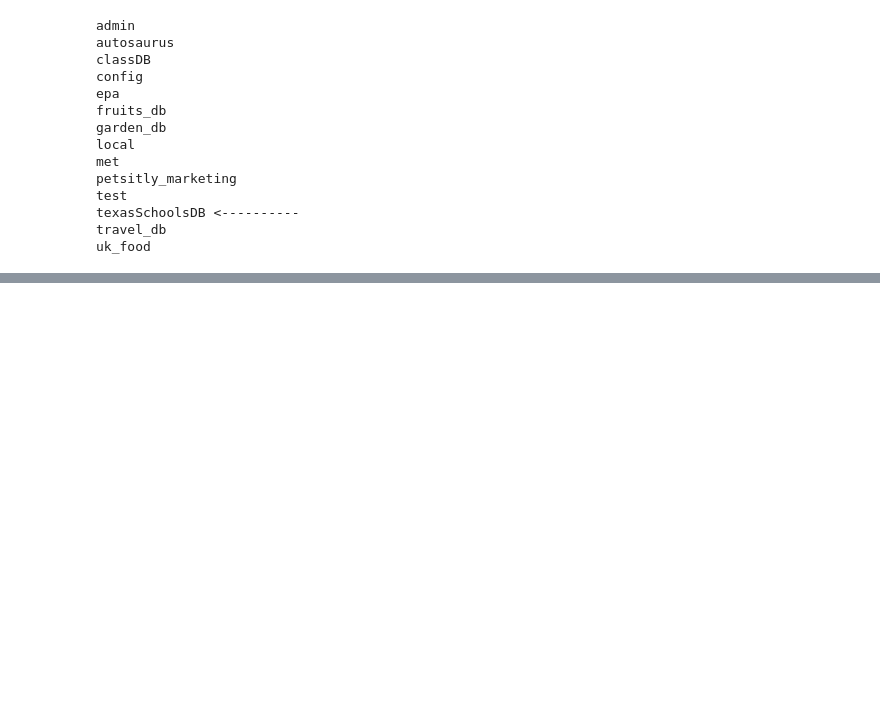
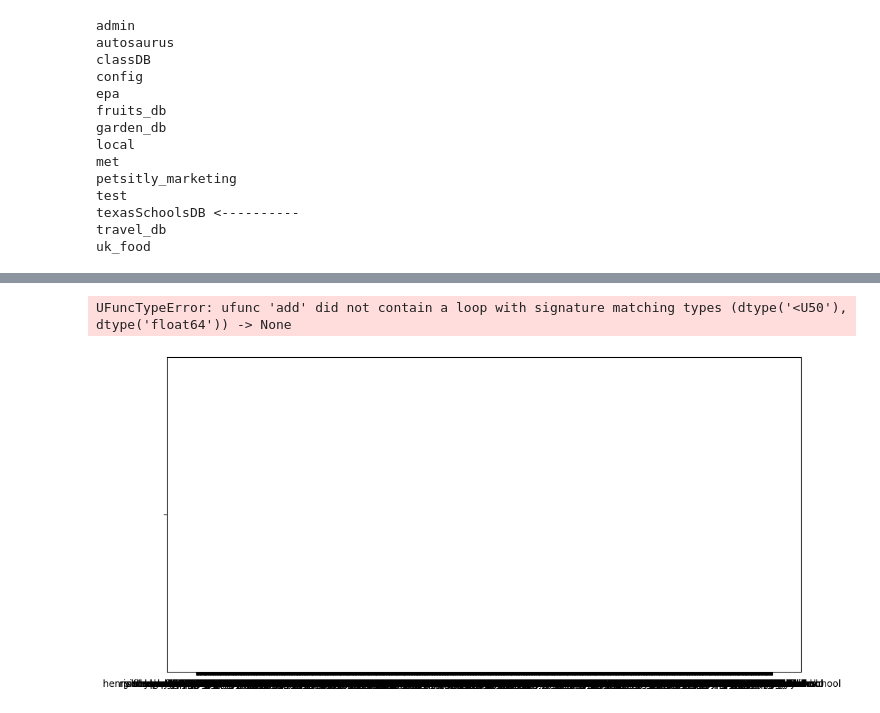
Before and after one commit to mariahmclelan/TexasISDs_Geolocations, a Jupyter notebook: mongomaps.ipynb, the cells around one changed output, grey strips where cells are left out. Cells and saved outputs as stored; diff of their text form; code cells hidden in the pictures; blank space fills up the shorter version.

```diff
--- a/mongomaps.ipynb
+++ b/mongomaps.ipynb
@@ -226,0 +319,44 @@ map_act_scores
+# %%
+# Retrieve data from MongoDB
+data_from_mongodb = demog.find({})
+
+# Initialize lists to store demographic data
+district_names = []
+demographic_groups = ['%_African_American', '% Hispanic', '%_White', '%_American_Indian', '%_Asian', '%_Pacific_Islander', '%_Two_or_More_Races']
+demographic_data = {group: [] for group in demographic_groups}
+
+# Process data
+for document in data_from_mongodb:
+    district_names.append(document.get('District_Name'))
+    for group in demographic_groups:
+        value = document.get(group)
+        if value is not None:
+            demographic_data[group].append(float(value))
+        else:
+            demographic_data[group].append(0.0)  # Replace None with 0.0
+
+# Plot the stacked bar chart
+plt.figure(figsize=(12, 6))
+
+# Convert lists to numpy arrays for easier manipulation
+district_names = np.array(district_names, dtype=str)  # Convert district_names to string dtype
+bottom = np.zeros_like(district_names)
+
+for group in demographic_groups:
+    values = np.array(demographic_data[group])
+    plt.bar(district_names, values, label=group, bottom=bottom)
+    bottom += values
+
+# Add labels and titles
+plt.xlabel('District Name')
+plt.ylabel('Percentage')
+plt.title('Stacked Bar Chart of Demographic Distribution')
+plt.xticks(rotation=45, ha='right')
+plt.legend(title='Demographic Group')
+
+# Show the plot
+plt.tight_layout()
+plt.show()
+# %% [output]
+UFuncTypeError: ufunc 'add' did not contain a loop with signature matching types (dtype('<U50'), dtype('float64')) -> None
+[figure, added]
```
Also changed, not shown: parts of 6 cells of this notebook, 1 other file.
